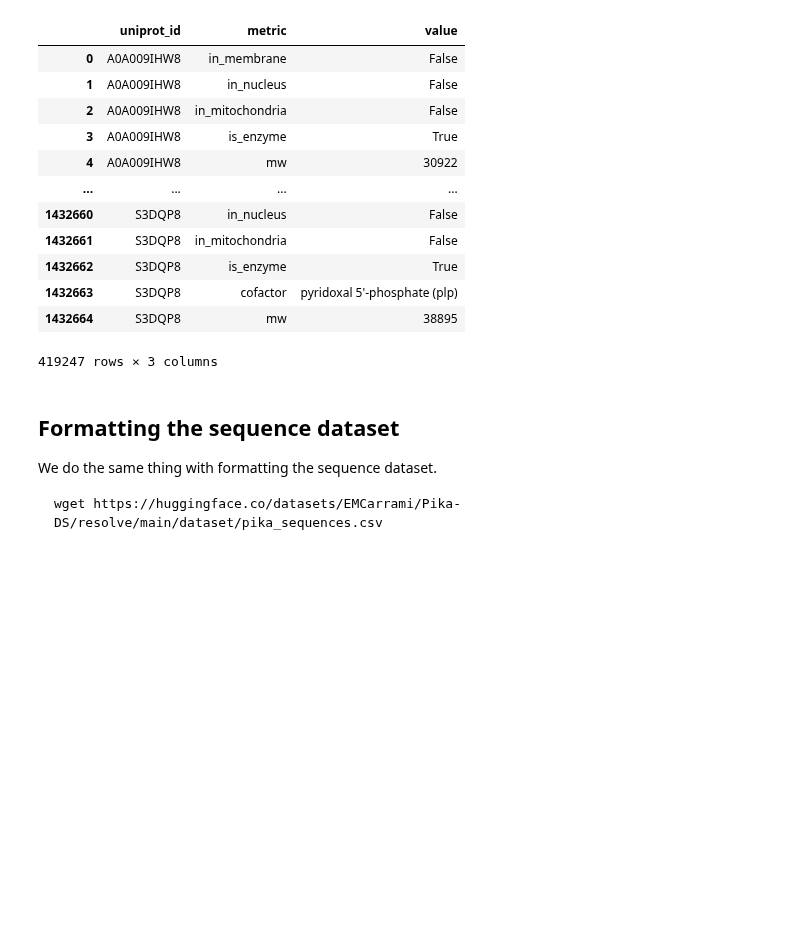
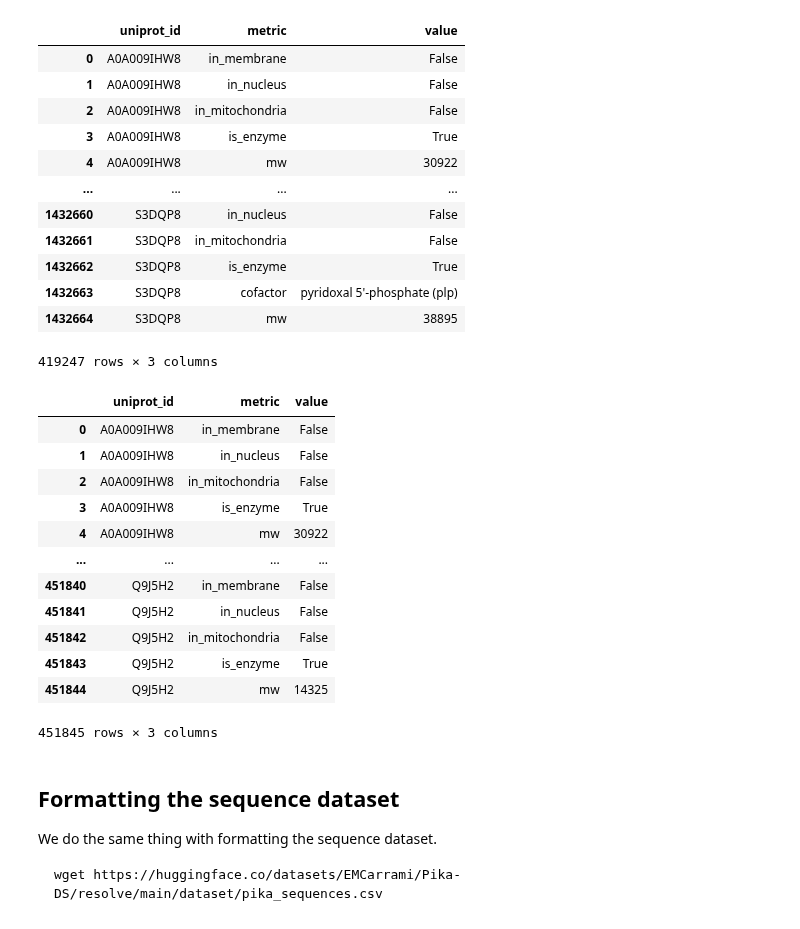
Before and after one commit to jsunn-y/CARE, a Jupyter notebook: task1_baselines/Pika/CARE_Pika.ipynb, the cells around one changed output. Cells and saved outputs as stored; diff of their text form; code cells hidden in the pictures; blank space fills up the shorter version.

```diff
--- a/task1_baselines/Pika/CARE_Pika.ipynb
+++ b/task1_baselines/Pika/CARE_Pika.ipynb
@@ -186,6 +186,23 @@ for entry, seq, ec in tqdm(df_train[['Entry', 'Sequence', ec_column]].values):
 
 sample_metrics = pd.DataFrame(rows, columns=['uniprot_id' , 'metric', 'value'])
 sample_metrics.to_csv('metrics.csv', index=False)
+# %%
+import pandas as pd
+pd.read_csv('metrics.csv')
+# %% [output]
+|  | uniprot_id | metric | value |
+| 0 | A0A009IHW8 | in_membrane | False |
+| 1 | A0A009IHW8 | in_nucleus | False |
+| 2 | A0A009IHW8 | in_mitochondria | False |
+| 3 | A0A009IHW8 | is_enzyme | True |
+| 4 | A0A009IHW8 | mw | 30922 |
+| ... | ... | ... | ... |
+| 451840 | Q9J5H2 | in_membrane | False |
+| 451841 | Q9J5H2 | in_nucleus | False |
+| 451842 | Q9J5H2 | in_mitochondria | False |
+| 451843 | Q9J5H2 | is_enzyme | True |
+| 451844 | Q9J5H2 | mw | 14325 |
+451845 rows × 3 columns
 # %% [markdown]
 ## Formatting the sequence dataset
 
```
Also changed, not shown: parts of 7 cells of this notebook.
